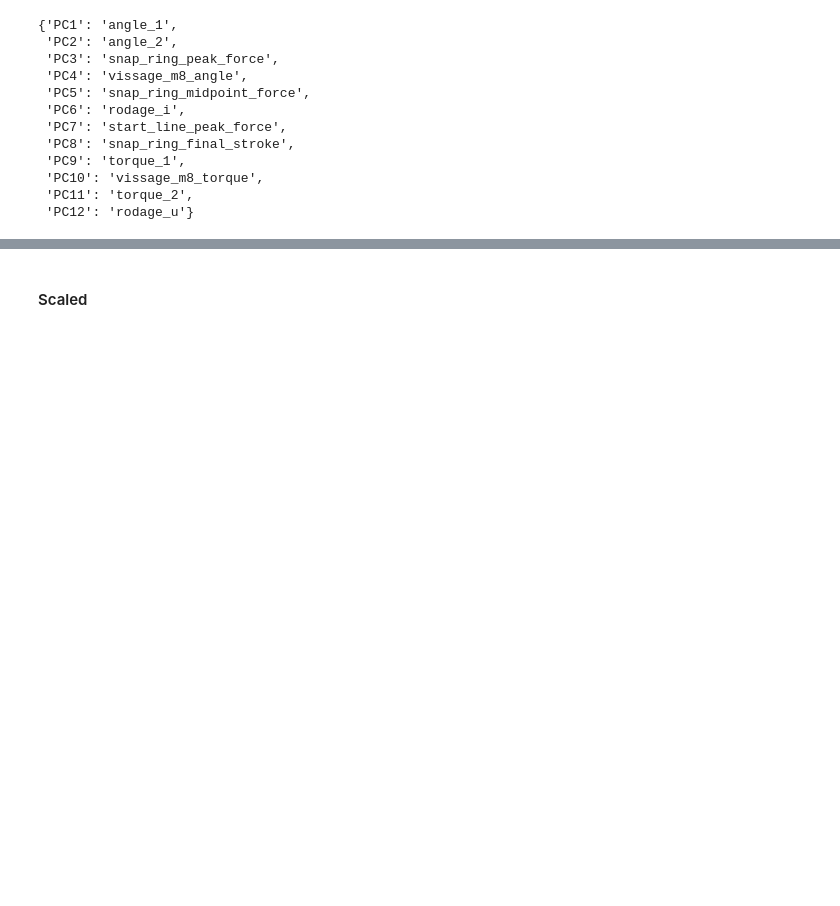
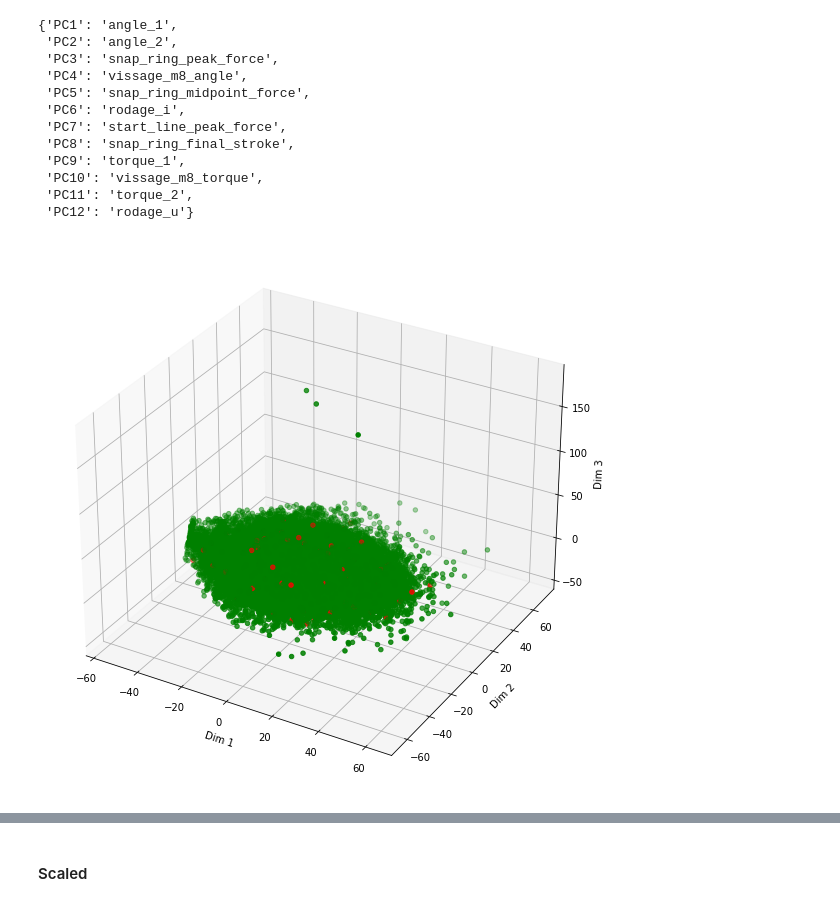
Before and after one commit to FABallemand/DefectPredictionOnProductionLines, a Jupyter notebook: data_analysis/data_analysis.ipynb, the cells around one changed output, grey strips where cells are left out. Saved outputs shown, nothing was run; the diff lists cells and outputs as text; code cells hidden in the pictures; blank space fills up the shorter version.

Commit message:
PCA plots

```diff
--- a/data_analysis/data_analysis.ipynb
+++ b/data_analysis/data_analysis.ipynb
@@ -256,3 +256,21 @@ dic
  'PC10': 'vissage_m8_torque',
  'PC11': 'torque_2',
  'PC12': 'rodage_u'}
+# %%
+# Create 3D figure
+fig = plt.figure(figsize=(20,10))
+ax = fig.add_subplot(projection='3d')
+
+# Plot with color
+colors = {1: 'red', 0: 'green'}
+ax.scatter(X_pca[:, 0], X_pca[:, 1], X_pca[:, 2], c=train_output["result"].map(colors))
+
+# Set labels
+ax.set_xlabel('Dim 1')
+ax.set_ylabel('Dim 2')
+ax.set_zlabel('Dim 3')
+
+# Show figure
+plt.show()
+# %% [output]
+[figure, added]
```
Also changed, not shown: parts of 3 cells of this notebook, 1 other file.
